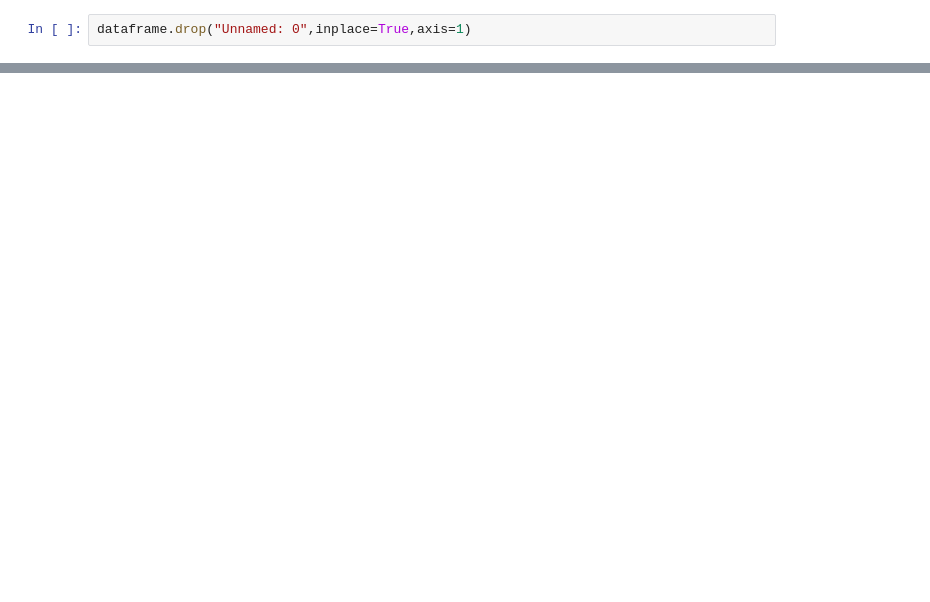
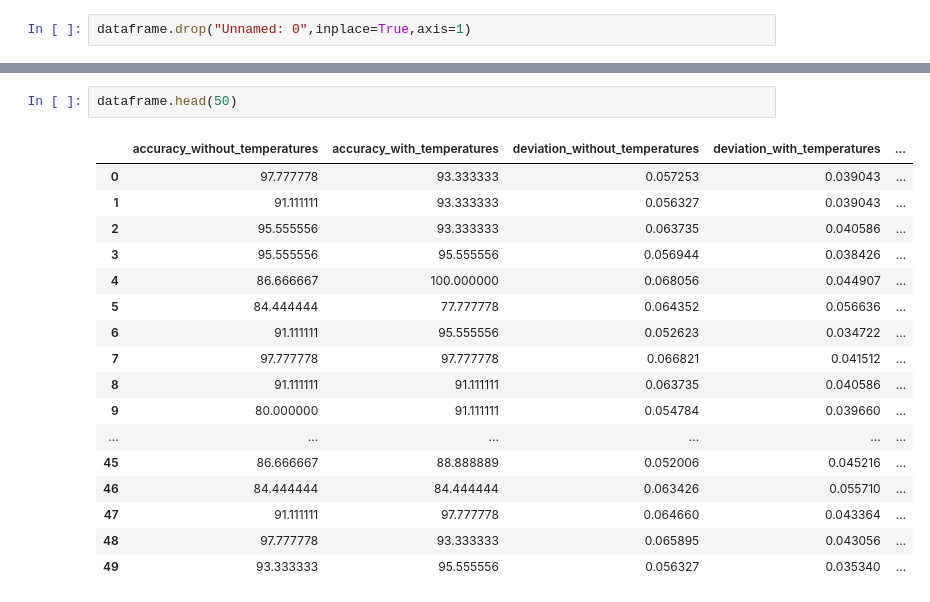
Before and after one commit to analytique-bourassa/UncertaintyForecasting, a Jupyter notebook: AnalysisTemperatureVersusNoTemperatures.ipynb, the cells around one changed output, grey strips where cells are left out. Drawn from its saved outputs; the diff is of its cells as text; blank space fills up the shorter version.

```diff
--- a/AnalysisTemperatureVersusNoTemperatures.ipynb
+++ b/AnalysisTemperatureVersusNoTemperatures.ipynb
@@ -87,0 +162,20 @@ plt.show()
+# %%
+dataframe.head(50)
+# %% [output]
+|  | accuracy_without_temperatures | accuracy_with_temperatures | deviation_without_temperatures | deviation_with_temperatures | ... |
+| 0 | 97.777778 | 93.333333 | 0.057253 | 0.039043 | ... |
+| 1 | 91.111111 | 93.333333 | 0.056327 | 0.039043 | ... |
+| 2 | 95.555556 | 93.333333 | 0.063735 | 0.040586 | ... |
+| 3 | 95.555556 | 95.555556 | 0.056944 | 0.038426 | ... |
+| 4 | 86.666667 | 100.000000 | 0.068056 | 0.044907 | ... |
+| 5 | 84.444444 | 77.777778 | 0.064352 | 0.056636 | ... |
+| 6 | 91.111111 | 95.555556 | 0.052623 | 0.034722 | ... |
+| 7 | 97.777778 | 97.777778 | 0.066821 | 0.041512 | ... |
+| 8 | 91.111111 | 91.111111 | 0.063735 | 0.040586 | ... |
+| 9 | 80.000000 | 91.111111 | 0.054784 | 0.039660 | ... |
+| ... | ... | ... | ... | ... | ... |
+| 45 | 86.666667 | 88.888889 | 0.052006 | 0.045216 | ... |
+| 46 | 84.444444 | 84.444444 | 0.063426 | 0.055710 | ... |
+| 47 | 91.111111 | 97.777778 | 0.064660 | 0.043364 | ... |
+| 48 | 97.777778 | 93.333333 | 0.065895 | 0.043056 | ... |
+| 49 | 93.333333 | 95.555556 | 0.056327 | 0.035340 | ... |
```
Also changed, not shown: parts of 7 cells of this notebook, 18 other files.
